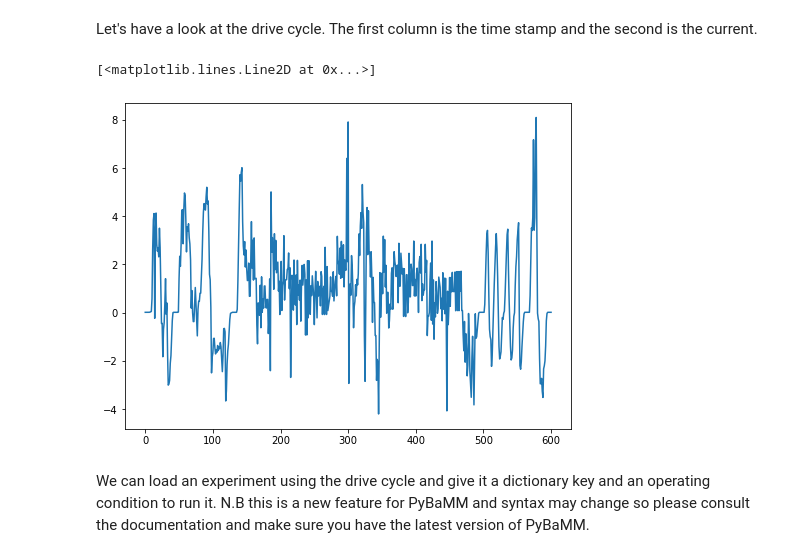
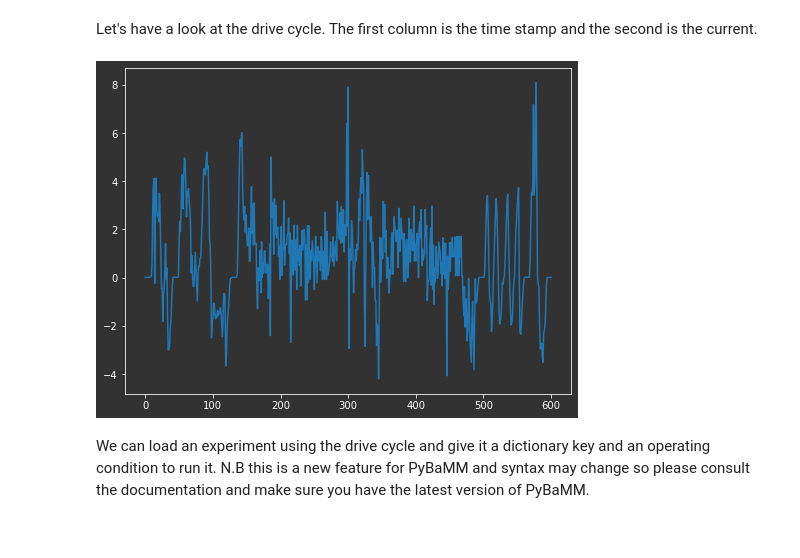
Before and after one commit to pybamm-team/liionpack, a Jupyter notebook: docs/examples/05 Drive cycles.ipynb, the cells around one changed output. Drawn from its saved outputs; the diff is of its cells as text; code cells hidden in the pictures.

```diff
--- a/docs/examples/05 Drive cycles.ipynb
+++ b/docs/examples/05 Drive cycles.ipynb
@@ -23,11 +23,11 @@ drive_cycle = pd.read_csv(
 # %% [markdown]
 Let's have a look at the drive cycle. The first column is the time stamp and the second is the current.
 # %%
-plt.figure(figsize=(8, 6))
-plt.plot(drive_cycle[:, 0], drive_cycle[:, 1])
+with plt.rc_context(lp.lp_context()):
+    plt.figure(figsize=(8, 6))
+    plt.plot(drive_cycle[:, 0], drive_cycle[:, 1])
 # %% [output]
-[<matplotlib.lines.Line2D at 0x...>]
-[figure, old version]
+[figure, new version]
 # %% [markdown]
 We can load an experiment using the drive cycle and give it a dictionary key and an operating condition to run it. N.B this is a new feature for PyBaMM and syntax may change so please consult the documentation and make sure you have the latest version of PyBaMM.
 # %%
```
Also changed, not shown: parts of 5 cells of this notebook, 8 other files.
